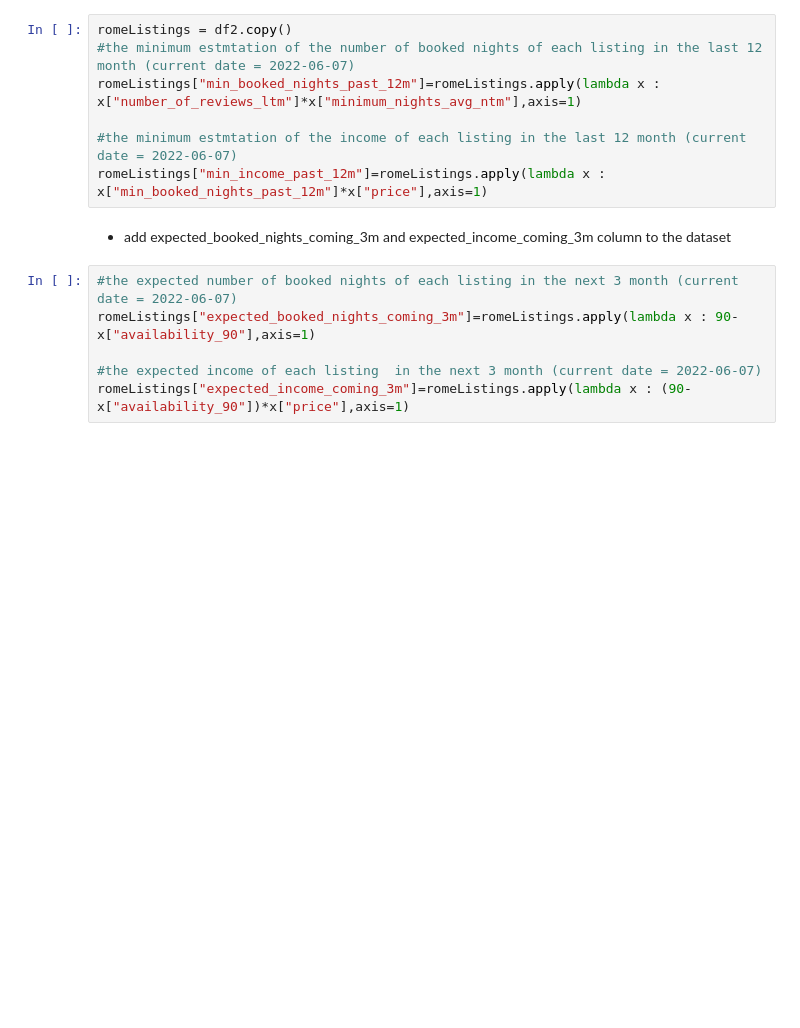
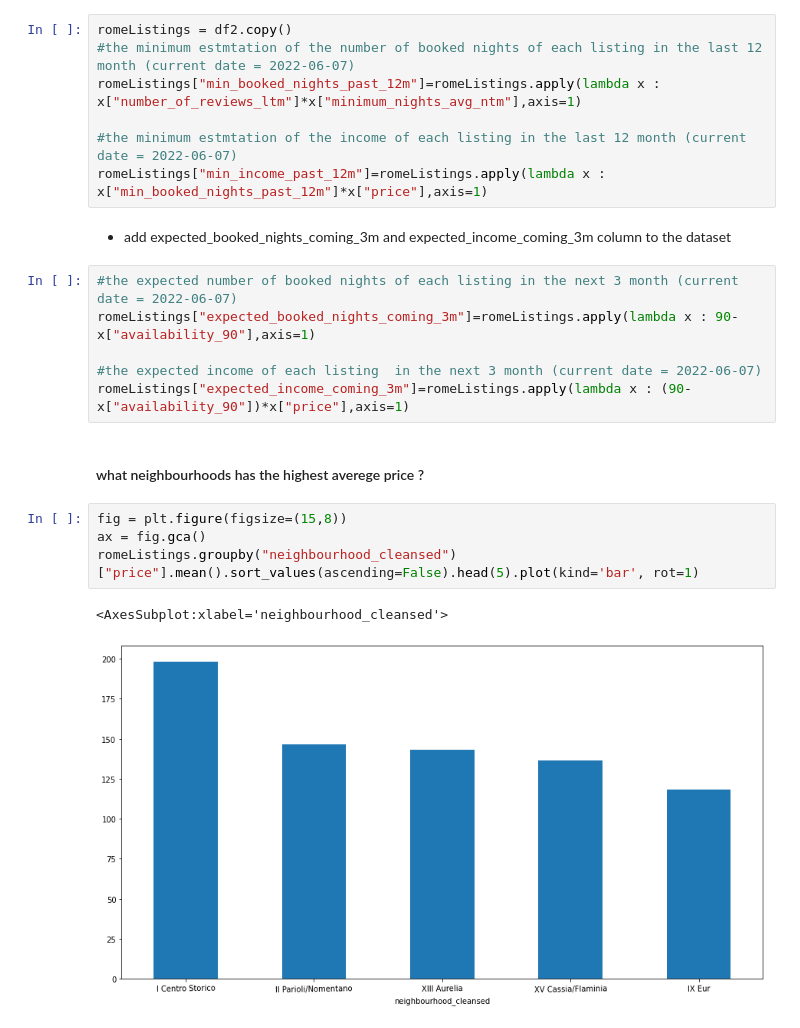
Before and after one commit to mhaln3mi/Airbnb-Rome-EDA, a Jupyter notebook: airbnb.ipynb, the cells around one changed output. Saved outputs shown, nothing was run; the diff lists cells and outputs as text; blank space fills up the shorter version.

```diff
--- a/airbnb.ipynb
+++ b/airbnb.ipynb
@@ -428,3 +440,12 @@ romeListings["expected_booked_nights_coming_3m"]=romeListings.apply(lambda x : 9
 
 #the expected income of each listing  in the next 3 month (current date = 2022-06-07)
 romeListings["expected_income_coming_3m"]=romeListings.apply(lambda x : (90-x["availability_90"])*x["price"],axis=1)
+# %% [markdown]
+#### what neighbourhoods has the highest averege price ?
+# %%
+fig = plt.figure(figsize=(15,8))
+ax = fig.gca()
+romeListings.groupby("neighbourhood_cleansed")["price"].mean().sort_values(ascending=False).head(5).plot(kind='bar', rot=1)
+# %% [output]
+<AxesSubplot:xlabel='neighbourhood_cleansed'>
+[figure, added]
```
Also changed, not shown: parts of 39 cells of this notebook.
